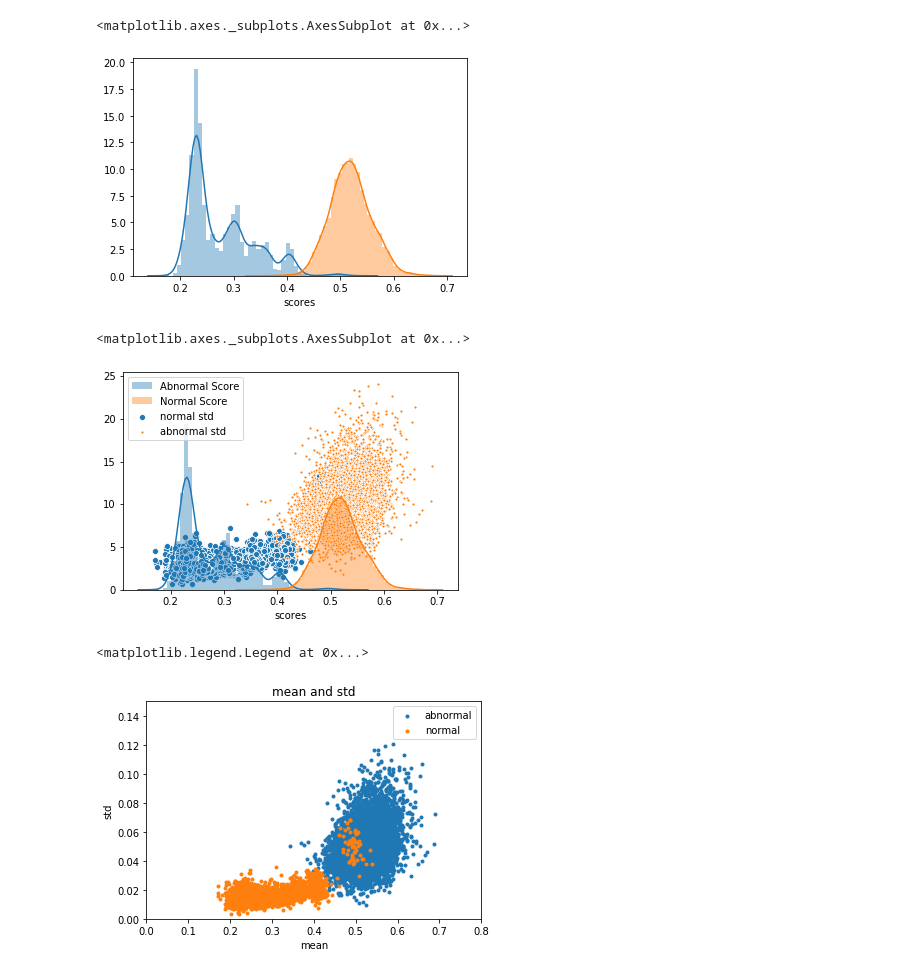
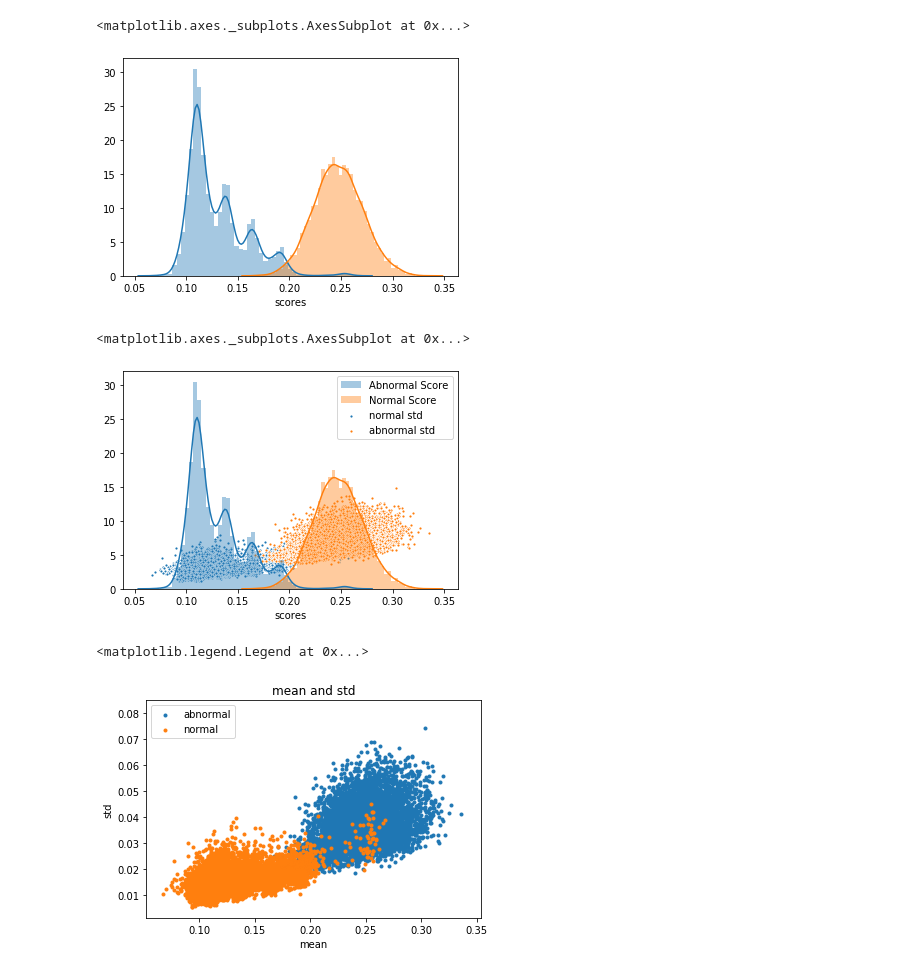
Before and after one commit to Xiaohui9607/AbnormalBDL, a Jupyter notebook: B-GEDC.ipynb, the cells around one changed output. Cells and saved outputs as stored; diff of their text form; code cells hidden in the pictures.

```diff
--- a/B-GEDC.ipynb
+++ b/B-GEDC.ipynb
@@ -5,8 +5,8 @@ import seaborn as sns
 import matplotlib.pyplot as plt
 import pandas as pd
 # %%
-var_pd=pd.read_csv('/home/golf/code/AbnormalBDL/output/inference/exp6/var_at_epoch100.csv').apply(lambda x:np.sqrt(x))
-mean_pd=pd.read_csv('/home/golf/code/AbnormalBDL/output/inference/exp6/mean_at_epoch100.csv')
+var_pd=pd.read_csv('/home/golf/code/AbnormalBDL/output/dp2/test/plots/var_at_epoch4.csv').apply(lambda x:np.sqrt(x))
+mean_pd=pd.read_csv('/home/golf/code/AbnormalBDL/output/dp2/test/plots/mean_at_epoch4.csv')
 # %%
 var_ab=np.array(var_pd[var_pd.labels==1]['var'])
 mean_ab=np.array(mean_pd[mean_pd.labels==1]['scores'])
@@ -20,7 +20,7 @@ sns.distplot(nrm_mean, label=r'Abnormal Score')
 sns.distplot(abn_mean, label=r'Normal Score')
 # %% [output]
 <matplotlib.axes._subplots.AxesSubplot at 0x...>
-[figure, old version]
+[figure, new version]
 # %%
 sns.distplot(nrm_mean, label=r'Abnormal Score')
 sns.distplot(abn_mean, label=r'Normal Score')
@@ -28,16 +28,16 @@ sns.scatterplot(mean_n,var_n*200,label='normal std', marker='.')
 sns.scatterplot(mean_ab,var_ab*200,label='abnormal std', marker='.')
 # %% [output]
 <matplotlib.axes._subplots.AxesSubplot at 0x...>
-[figure, old version]
+[figure, new version]
 # %%
 plt.scatter(mean_ab,var_ab,label='abnormal', marker='.')
 plt.scatter(mean_n,var_n,label='normal', marker='.')
-plt.xlim(0, 0.8)
-plt.ylim(0, 0.15)
+# plt.xlim(0, 0.8)
+# plt.ylim(0, 0.15)
 plt.title('mean and std')
 plt.xlabel('mean')
 plt.ylabel('std')
 plt.legend(loc='best')
 # %% [output]
 <matplotlib.legend.Legend at 0x...>
-[figure, old version]
+[figure, new version]
```
Also changed, not shown: parts of 1 cell of this notebook, 2 other files.
